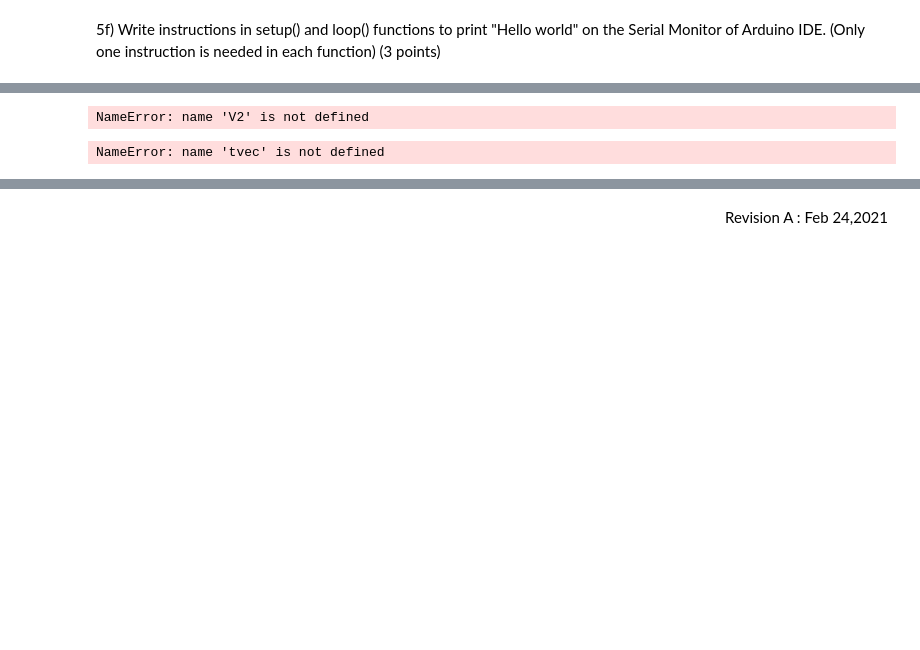
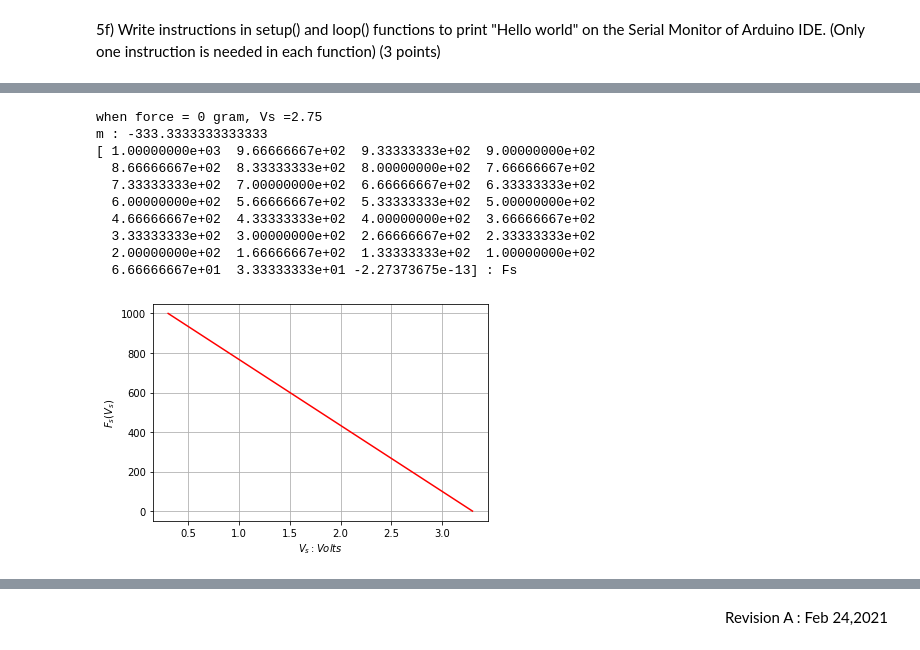
Before and after one commit to KunanonJ/Task-iot, a Jupyter notebook: Kunanon_midterm01205479_20.ipynb, the cells around one changed output, grey strips where cells are left out. Cells and saved outputs as stored; diff of their text form; code cells hidden in the pictures; blank space fills up the shorter version.

```diff
--- a/Kunanon_midterm01205479_20.ipynb
+++ b/Kunanon_midterm01205479_20.ipynb
@@ -342,3 +332,31 @@ plt.ylabel('force')
+# %%
+Vp = 3.3
+R1 = 10000
+Rs = 10000*Y
+Vs_max = (Rs/(R1+Rs))*Vp
+print("when force = 0 gram, Vs ="+str(Vs_max))
+m=-1000/(3.3-0.3)
+print(f'm : {m}')
+Vs = np.arange(0.3,3.4,0.1) # np.arange(min, max, step)
+Fs = m*Vs + 1100
+print(f"{Fs} : Fs")
+plt.figure()
+plt.plot(Vs,Fs,'r-')
+plt.xlabel('$V_s : Volts$')
+plt.ylabel('$F_s(V_s)$')
+plt.grid(True)
+# %% [output]
+when force = 0 gram, Vs =2.75
+m : -333.3333333333333
+[ 1.00000000e+03  9.66666667e+02  9.33333333e+02  9.00000000e+02
+  8.66666667e+02  8.33333333e+02  8.00000000e+02  7.66666667e+02
+  7.33333333e+02  7.00000000e+02  6.66666667e+02  6.33333333e+02
+  6.00000000e+02  5.66666667e+02  5.33333333e+02  5.00000000e+02
+  4.66666667e+02  4.33333333e+02  4.00000000e+02  3.66666667e+02
+  3.33333333e+02  3.00000000e+02  2.66666667e+02  2.33333333e+02
+  2.00000000e+02  1.66666667e+02  1.33333333e+02  1.00000000e+02
+  6.66666667e+01  3.33333333e+01 -2.27373675e-13] : Fs
+[figure, added]
 # %% [markdown]
 <a id="p7"></a>
 #### P7. (10 points)(level 2)
@@ -357,23 +375,6 @@ alt="Figure 7"/>
 # %%
 R1 = 1000*X
 R2 = 10000*Z
-V2 =
-V1 =
-V_out = (V2-V1)*R2/R1
-# %% [output]
-NameError: name 'V2' is not defined
-# %%
-fig, (ax1, ax2) = plt.subplots(2)
-fig.suptitle('Level shifter example')
-ax1.plot(tvec,Vin,'b-')
-ax1.grid(True)
-ax1.set_ylabel('$V_{in}(t)$')
-ax2.plot(tvec,Vout,'r-')
-ax2.set_xlabel('time (s)')
-ax2.set_ylabel('$V_{out}(t)$')
-ax2.grid(True)
-# %% [output]
-NameError: name 'tvec' is not defined
 # %% [markdown]
 <a id="p8"></a>
 #### P8. (10 points)(level 3)
```
Also changed, not shown: parts of 7 cells of this notebook.
